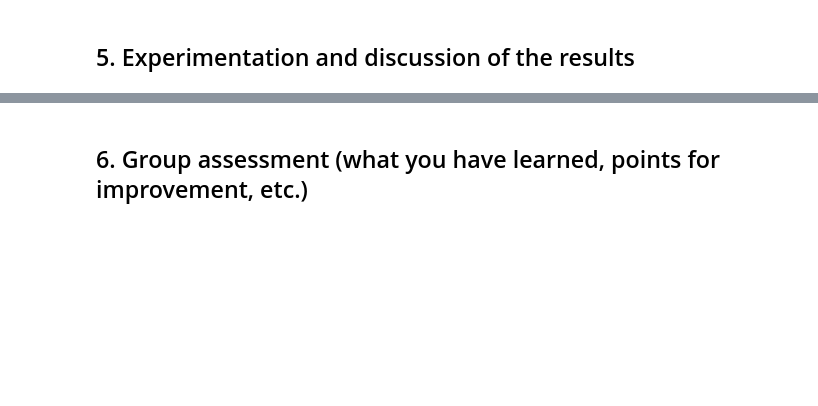
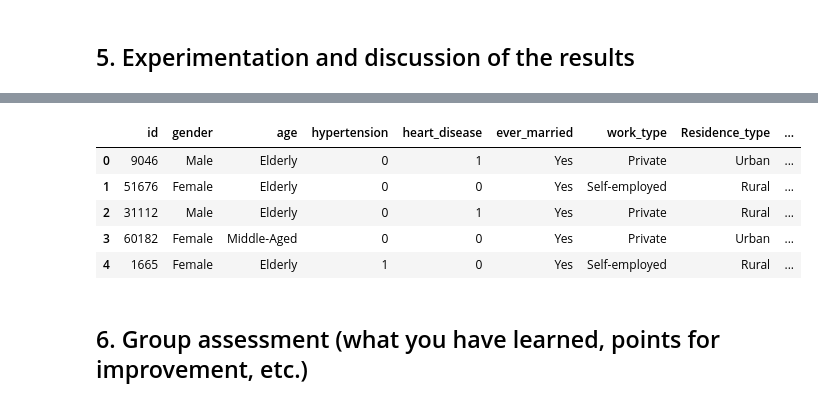
Before and after one commit to Raideeen/stroke_prediction, a Jupyter notebook: analysis.ipynb, the cells around one changed output, grey strips where cells are left out. Cells and saved outputs as stored; diff of their text form; code cells hidden in the pictures; blank space fills up the shorter version.

```diff
--- a/analysis.ipynb
+++ b/analysis.ipynb
@@ -167,2 +383,17 @@ Remember, the key challenge in implementing differential privacy is balancing pr
+# %%
+# Binning of the numerical features
+
+df['age'] = pd.cut(df['age'], bins=[0, 13, 18, 45, 60, 1000], labels=['Child', 'Teenager', 'Adult', 'Middle-Aged', 'Elderly'])
+df['avg_glucose_level'] = pd.cut(df['avg_glucose_level'], bins=[0, 90, 160, 230, 300], labels=['Low', 'Normal', 'High', 'Very High'])
+df['bmi'] = pd.cut(df['bmi'], bins=[0, 18.5, 25, 30, 1000], labels=['Underweight', 'Normal', 'Overweight', 'Obese'])
+# %%
+df.head()
+# %% [output]
+|  | id | gender | age | hypertension | heart_disease | ever_married | work_type | Residence_type | ... |
+| 0 | 9046 | Male | Elderly | 0 | 1 | Yes | Private | Urban | ... |
+| 1 | 51676 | Female | Elderly | 0 | 0 | Yes | Self-employed | Rural | ... |
+| 2 | 31112 | Male | Elderly | 0 | 1 | Yes | Private | Rural | ... |
+| 3 | 60182 | Female | Middle-Aged | 0 | 0 | Yes | Private | Urban | ... |
+| 4 | 1665 | Female | Elderly | 1 | 0 | Yes | Self-employed | Rural | ... |
 # %% [markdown]
 ## 6. Group assessment (what you have learned, points for improvement, etc.)
```
Also changed, not shown: parts of 18 cells of this notebook.
